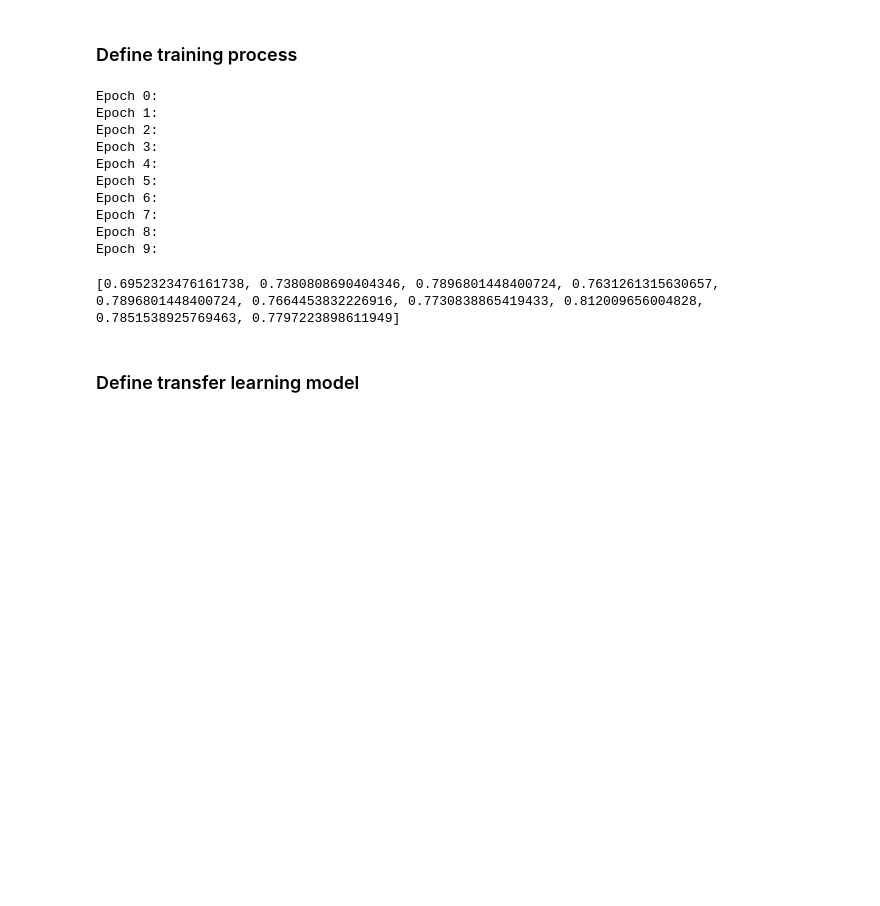
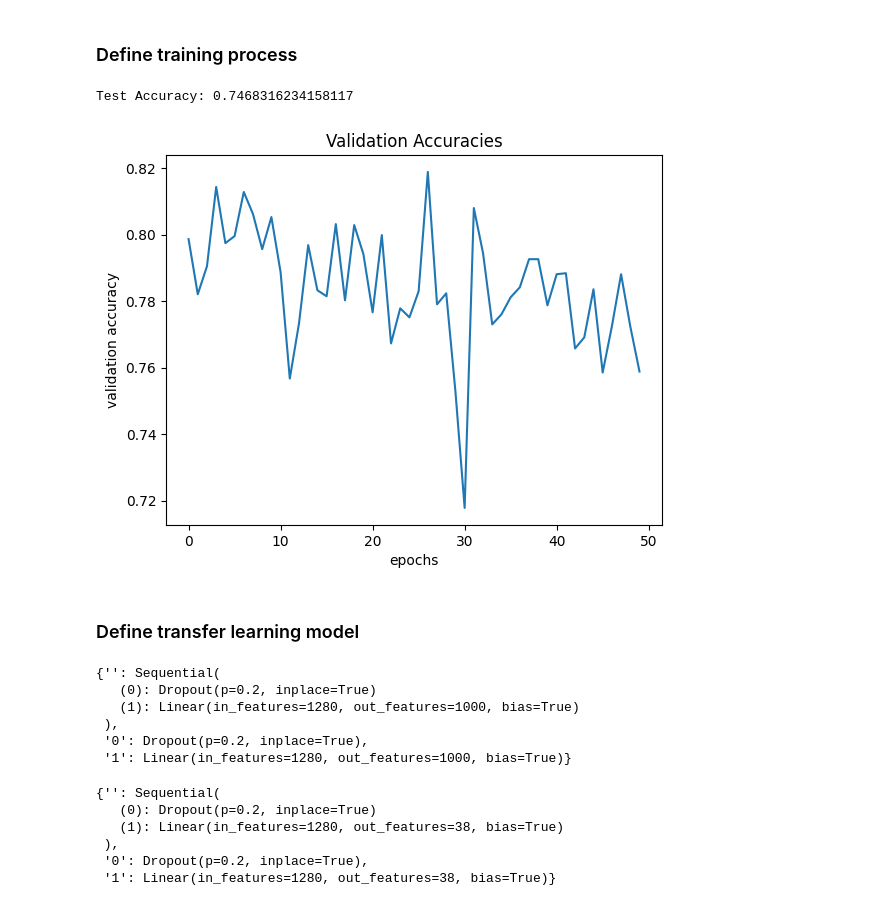
Before and after one commit to SvelaT/leaf-classify, a Jupyter notebook: leafclassify.ipynb, the cells around one changed output. Saved outputs shown, nothing was run; the diff lists cells and outputs as text; code cells hidden in the pictures; blank space fills up the shorter version.

```diff
--- a/leafclassify.ipynb
+++ b/leafclassify.ipynb
@@ -216,11 +288,10 @@ Estimated Total Size (MB): 945.18
 # %% [markdown]
 ### Define training process
 # %%
-def train_model(
+def train_cnn_model(
     cnn,
     n_epochs,
     train_loader,
-    test_loader,
     val_loader,
     optimizer,
     criterion
@@ -241,13 +312,13 @@ def train_model(
         correct = 0
         #evaluation
         with torch.no_grad():
-            for x_test, y_test in test_loader:
-                x_test, y_test = x_test.to(device), y_test.to(device)
-                z_test = cnn(x_test)
-                _,y_pred = torch.max(z_test.data,1)
-                correct += (y_pred == y_test).sum().item()
+            for x_val, y_val in val_loader:
+                x_val, y_val = x_val.to(device), y_val.to(device)
+                z_val = cnn(x_val)
+                _,y_pred = torch.max(z_val.data,1)
+                correct += (y_pred == y_val).sum().item()
 
-        accuracies.append(correct/len(test_loader.dataset))
+        accuracies.append(correct/len(val_loader.dataset))
 
     return accuracies
 # %%
@@ -255,21 +326,34 @@ learning_rate = 1e-3
 optimizer = torch.optim.Adam(cnn.parameters(), lr=learning_rate)
 criterion = nn.CrossEntropyLoss()
 
-accuracies = train_model(cnn,10,train_loader,test_loader,val_loader,optimizer,criterion)
+accuracies = train_cnn_model(cnn,50,train_loader,val_loader,optimizer,criterion)
-# %% [output]
-Epoch 0:
-Epoch 1:
-Epoch 2:
-Epoch 3:
-Epoch 4:
-Epoch 5:
-Epoch 6:
-Epoch 7:
-Epoch 8:
-Epoch 9:
 # %%
-print(accuracies)
+def evaluate_cnn_model(
+    cnn,
+    test_loader
+):
+    correct = 0
+
+    with torch.no_grad():
+        for x_test, y_test in test_loader:
+            x_test, y_test = x_test.to(device), y_test.to(device)
+
+            z_test = cnn(x_test)
+            _,y_pred = torch.max(z_test.data,1)
+            correct += (y_pred == y_test).sum().item()
+
+    return correct/len(test_loader.dataset)
-# %% [output]
-[0.6952323476161738, 0.7380808690404346, 0.7896801448400724, 0.7631261315630657, 0.7896801448400724, 0.7664453832226916, 0.7730838865419433, 0.812009656004828, 0.7851538925769463, 0.7797223898611949]
+# %%
+test_accuracy = evaluate_cnn_model(cnn,test_loader)
+# %%
+plt.plot(accuracies)
+plt.title("Validation Accuracies")
+plt.xlabel("epochs")
+plt.ylabel("validation accuracy")
+
+print("Test Accuracy: " + str(test_accuracy))
+# %% [output]
+Test Accuracy: 0.7468316234158117
+[figure, added]
 # %%
 #Save the model
@@ -278,0 +367,22 @@ torch.save(cnn.state_dict(), "./cnn.pt")
+# %%
+efi_net = models.efficientnet_v2_s(weights='IMAGENET1K_V1')
+dict(efi_net.classifier.named_modules())
+# %% [output]
+{'': Sequential(
+   (0): Dropout(p=0.2, inplace=True)
+   (1): Linear(in_features=1280, out_features=1000, bias=True)
+ ),
+ '0': Dropout(p=0.2, inplace=True),
+ '1': Linear(in_features=1280, out_features=1000, bias=True)}
+# %%
+input_features = efi_net.classifier[1].in_features
+n_classes = 38
+efi_net.classifier[1] = nn.Linear(in_features=input_features, out_features=n_classes, bias=True)
+dict(efi_net.classifier.named_modules())
+# %% [output]
+{'': Sequential(
+   (0): Dropout(p=0.2, inplace=True)
+   (1): Linear(in_features=1280, out_features=38, bias=True)
+ ),
+ '0': Dropout(p=0.2, inplace=True),
+ '1': Linear(in_features=1280, out_features=38, bias=True)}
```
Also changed, not shown: parts of 14 cells of this notebook, 1 other file.
